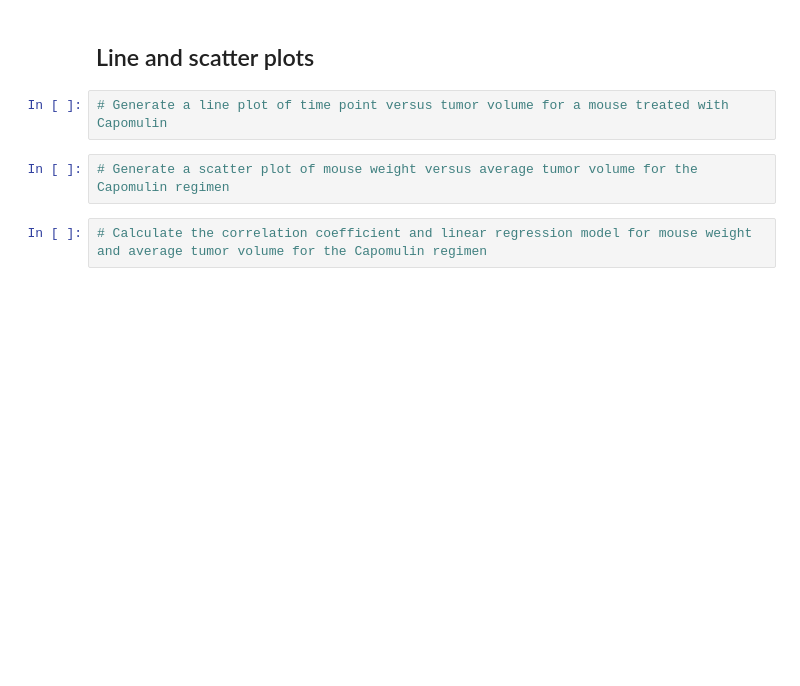
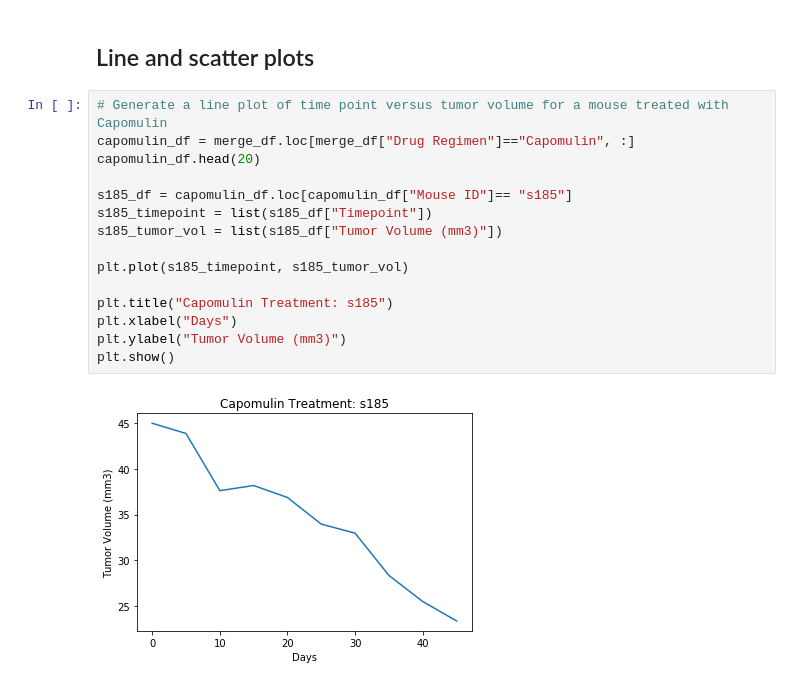
Before and after one commit to heathertzou96/matplotlib-challenge, a Jupyter notebook: Pymaceuticals/pymaceuticals_starter.ipynb, the cells around one changed output. Drawn from its saved outputs; the diff is of its cells as text; blank space fills up the shorter version.

```diff
--- a/Pymaceuticals/pymaceuticals_starter.ipynb
+++ b/Pymaceuticals/pymaceuticals_starter.ipynb
@@ -569,9 +573,20 @@ plt.show()
 [figure]
 # %% [markdown]
 ## Line and scatter plots
-# %%
-# Generate a line plot of time point versus tumor volume for a mouse treated with Capomulin
-# %%
-# Generate a scatter plot of mouse weight versus average tumor volume for the Capomulin regimen
-# %%
-# Calculate the correlation coefficient and linear regression model for mouse weight and average tumor volume for the Capomulin regimen
+# %%
+# Generate a line plot of time point versus tumor volume for a mouse treated with Capomulin
+capomulin_df = merge_df.loc[merge_df["Drug Regimen"]=="Capomulin", :]
+capomulin_df.head(20)
+
+s185_df = capomulin_df.loc[capomulin_df["Mouse ID"]== "s185"]
+s185_timepoint = list(s185_df["Timepoint"])
+s185_tumor_vol = list(s185_df["Tumor Volume (mm3)"])
+
+plt.plot(s185_timepoint, s185_tumor_vol)
+
+plt.title("Capomulin Treatment: s185")
+plt.xlabel("Days")
+plt.ylabel("Tumor Volume (mm3)")
+plt.show()
+# %% [output]
+[figure, added]
```
Also changed, not shown: parts of 4 cells of this notebook.
